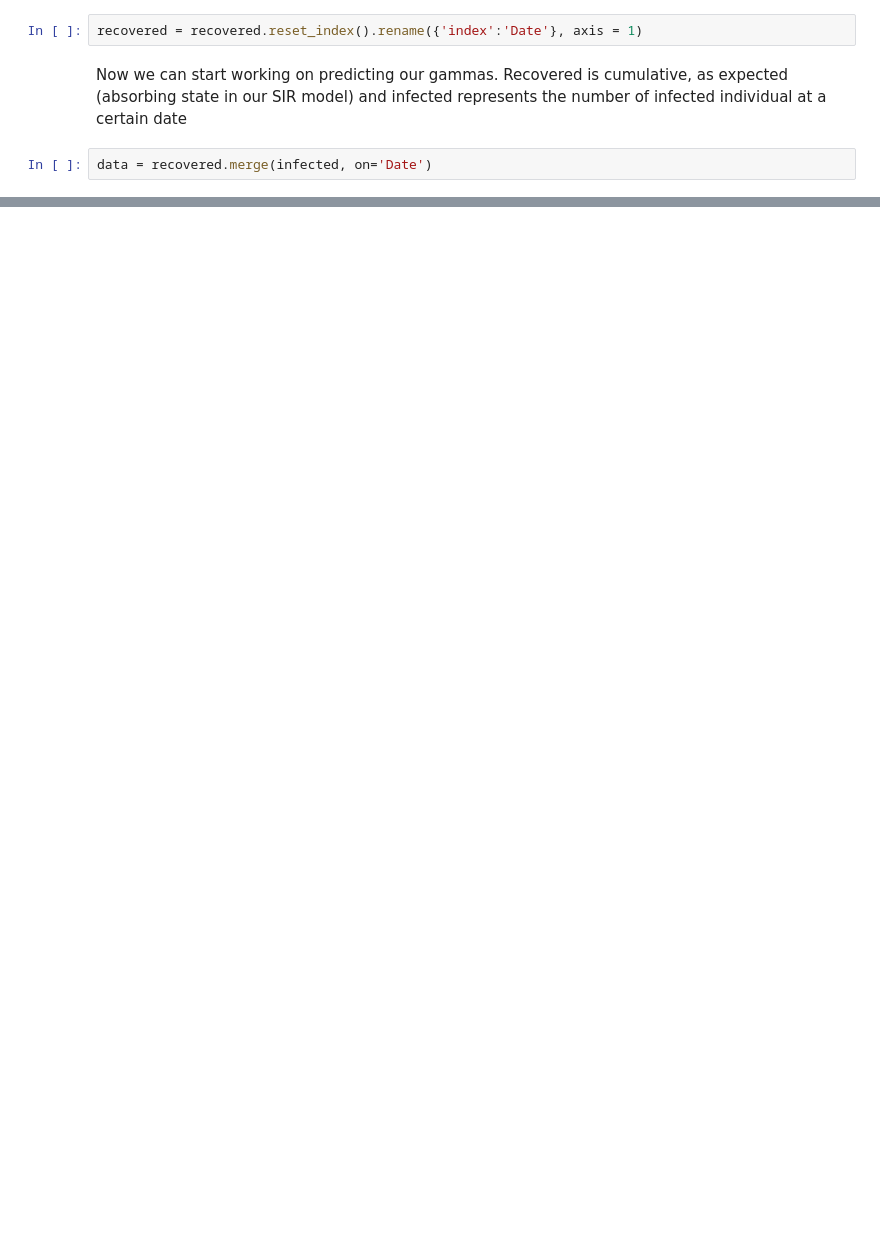
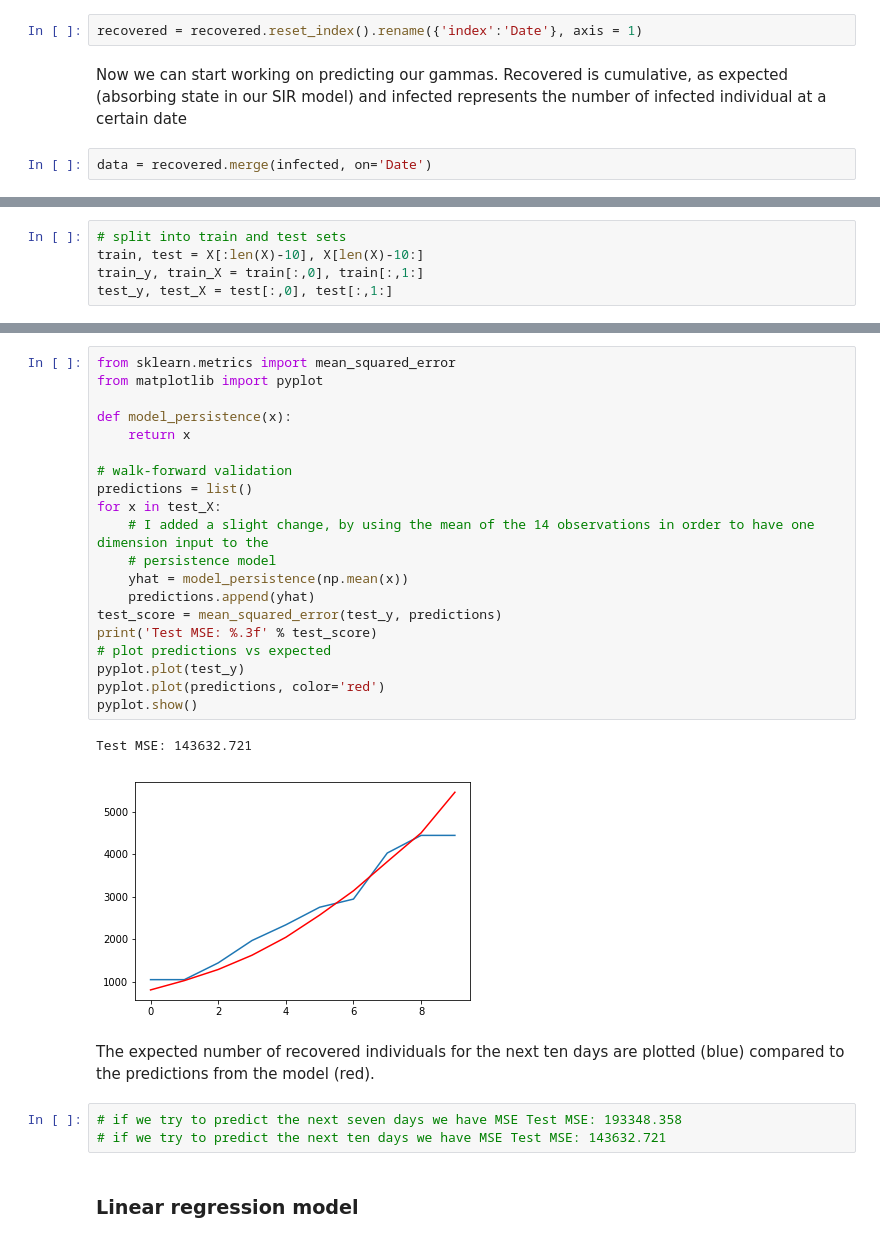
Before and after one commit to jeannechaverot/CovidForecasting, a Jupyter notebook: Find_parameters.ipynb, the cells around one changed output, grey strips where cells are left out. Cells and saved outputs as stored; diff of their text form; blank space fills up the shorter version.

```diff
--- a/Find_parameters.ipynb
+++ b/Find_parameters.ipynb
@@ -175,0 +127,5 @@ False
+# %%
+# split into train and test sets
+train, test = X[:len(X)-10], X[len(X)-10:]
+train_y, train_X = train[:,0], train[:,1:]
+test_y, test_X = test[:,0], test[:,1:]
@@ -175,0 +138,30 @@ False
+# %%
+from sklearn.metrics import mean_squared_error
+from matplotlib import pyplot
+
+def model_persistence(x):
+    return x
+
+# walk-forward validation
+predictions = list()
+for x in test_X:
+    # I added a slight change, by using the mean of the 14 observations in order to have one dimension input to the
+    # persistence model
+    yhat = model_persistence(np.mean(x))
+    predictions.append(yhat)
+test_score = mean_squared_error(test_y, predictions)
+print('Test MSE: %.3f' % test_score)
+# plot predictions vs expected
+pyplot.plot(test_y)
+pyplot.plot(predictions, color='red')
+pyplot.show()
+# %% [output]
+Test MSE: 143632.721
+[figure, added]
+# %% [markdown]
+The expected number of recovered individuals for the next ten days are plotted (blue) compared to the predictions from the model (red).
+# %%
+# if we try to predict the next seven days we have MSE Test MSE: 193348.358
+# if we try to predict the next ten days we have MSE Test MSE: 143632.721
+# %% [markdown]
+### Linear regression model
```
Also changed, not shown: parts of 29 cells of this notebook, 39 other files.
